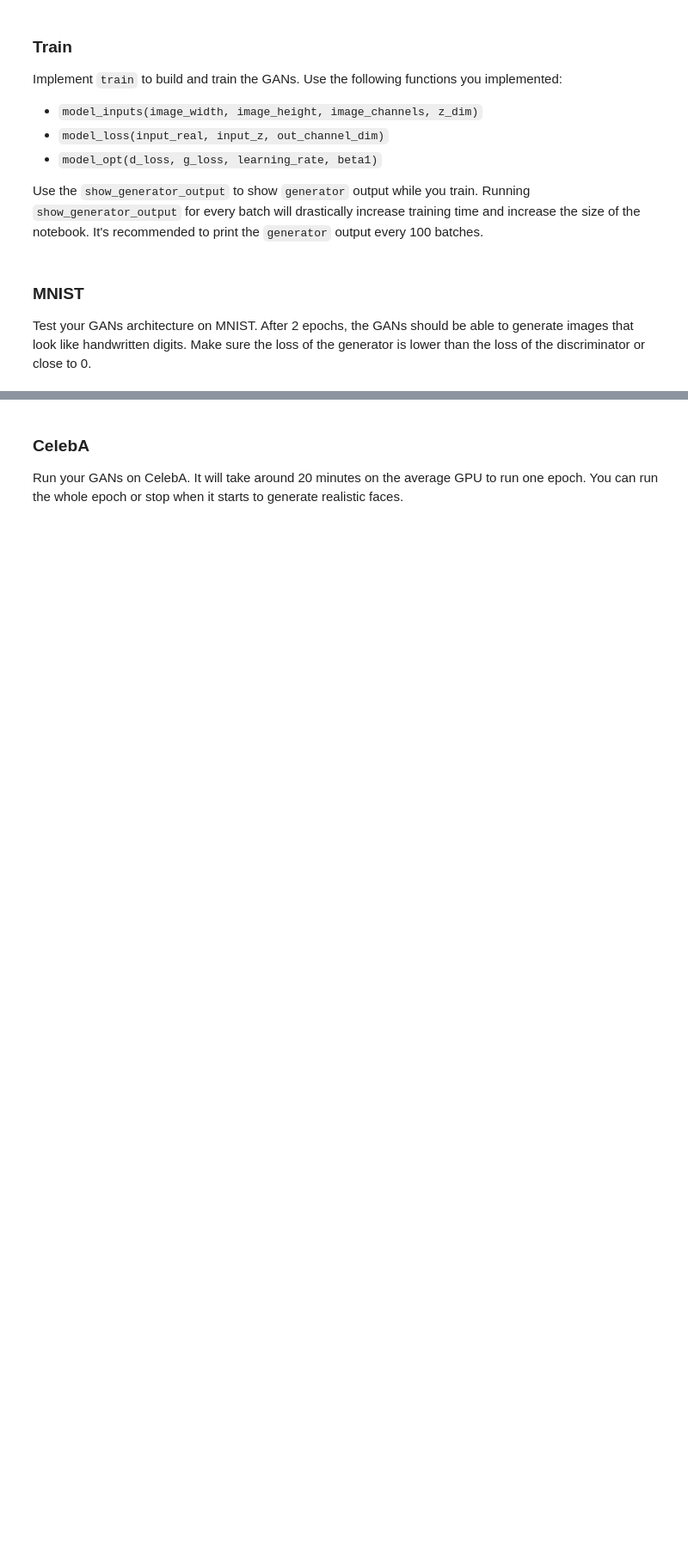
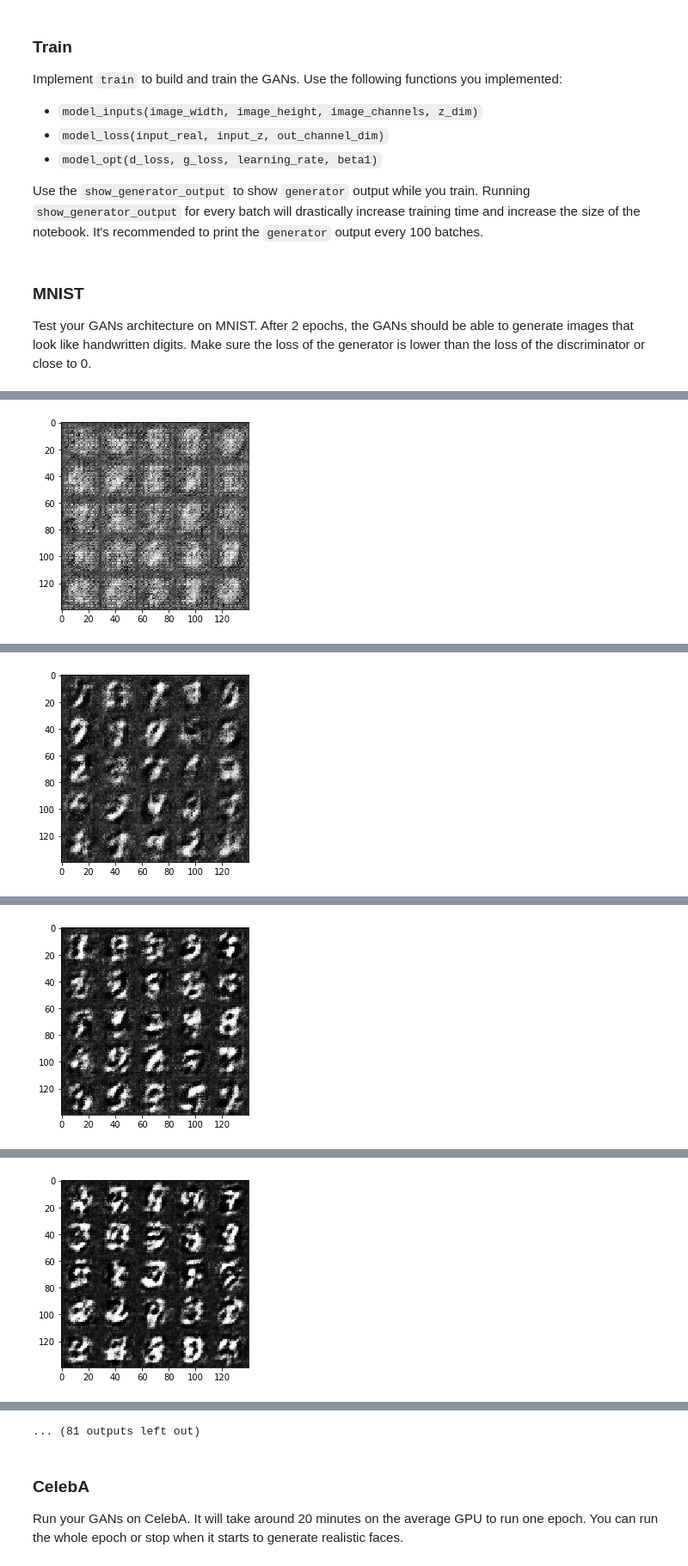
Before and after one commit to tevisgehr/Udacity-Deep-Learning, a Jupyter notebook: face_generation/dlnd_face_generation-Copy1.ipynb, the cells around one changed output, grey strips where cells are left out. Shown at 86% size. Cells and saved outputs as stored; diff of their text form; code cells hidden in the pictures; blank space fills up the shorter version.

```diff
--- a/face_generation/dlnd_face_generation-Copy1.ipynb
+++ b/face_generation/dlnd_face_generation-Copy1.ipynb
@@ -395,16 +370,15 @@ def model_opt(d_loss, g_loss, learning_rate, beta1):
     :param beta1: The exponential decay rate for the 1st moment in the optimizer
     :return: A tuple of (discriminator training operation, generator training operation)
     """
-    # Optimizers
-    learning_rate = 0.002
 
     # Get the trainable_variables, split into G and D parts
     t_vars = tf.trainable_variables()
     g_vars = [var for var in t_vars if var.name.startswith('generator')]
     d_vars = [var for var in t_vars if var.name.startswith('discriminator')]
 
-    d_train_opt = tf.train.AdamOptimizer(learning_rate).minimize(d_loss, var_list=d_vars)
-    g_train_opt = tf.train.AdamOptimizer(learning_rate).minimize(g_loss, var_list=g_vars)
+    with tf.control_dependencies(tf.get_collection(tf.GraphKeys.UPDATE_OPS)):
+        d_train_opt = tf.train.AdamOptimizer(learning_rate, beta1=beta1).minimize(d_loss, var_list=d_vars)
+        g_train_opt = tf.train.AdamOptimizer(learning_rate, beta1=beta1).minimize(g_loss, var_list=g_vars)
 
     return d_train_opt, g_train_opt
 
@@ -452,7 +428,7 @@ Implement `train` to build and train the GANs.  Use the following functions you
 
 Use the `show_generator_output` to show `generator` output while you train. Running `show_generator_output` for every batch will drastically increase training time and increase the size of the notebook.  It's recommended to print the `generator` output every 100 batches.
 # %%
-def train(epoch_count, batch_size, z_dim, learning_rate, beta1, get_batches, data_shape, data_image_mode):
+def train(epoch_count, batch_size, z_dim, learning_rate_scalar, beta1, get_batches, data_shape, data_image_mode):
     """
     Train the GAN
     :param epoch_count: Number of epochs
@@ -498,8 +474,8 @@ def train(epoch_count, batch_size, z_dim, learning_rate, beta1, get_batches, dat
                 batch_z = np.random.uniform(-1, 1, size=(batch_size,z_dim))
 
                 #Step 2. Run Optimizers
-                _ = sess.run(d_opt, feed_dict={input_real:batch_images, input_z: batch_z})
-                _ = sess.run(g_opt, feed_dict={input_z:batch_z, input_real: batch_images})
+                _ = sess.run(d_opt, feed_dict={input_real:batch_images, input_z: batch_z, learning_rate: learning_rate_scalar})
+                _ = sess.run(g_opt, feed_dict={input_z:batch_z, input_real: batch_images, learning_rate: learning_rate_scalar})
 
                 if steps % print_every == 0:
                     # At the end of each epoch, get the losses and print them out
@@ -527,10 +503,10 @@ def train(epoch_count, batch_size, z_dim, learning_rate, beta1, get_batches, dat
 ### MNIST
 Test your GANs architecture on MNIST.  After 2 epochs, the GANs should be able to generate images that look like handwritten digits.  Make sure the loss of the generator is lower than the loss of the discriminator or close to 0.
 # %%
-batch_size = 128
-z_dim = 10
-learning_rate = 0.002
-beta1 = 1
+batch_size = 32
+z_dim = 100
+learning_rate = 0.0002
+beta1 = 0.3
 
 
 """
@@ -542,3 +518,4 @@ mnist_dataset = helper.Dataset('mnist', glob(os.path.join(data_dir, 'mnist/*.jpg
 with tf.Graph().as_default():
     train(epochs, batch_size, z_dim, learning_rate, beta1, mnist_dataset.get_batches,
           mnist_dataset.shape, mnist_dataset.image_mode)
+# %% [output]
@@ -544,0 +527 @@ with tf.Graph().as_default():
+[figure, added]
@@ -544,0 +533 @@ with tf.Graph().as_default():
+[figure, added]
@@ -544,0 +539 @@ with tf.Graph().as_default():
+[figure, added]
@@ -544,0 +545 @@ with tf.Graph().as_default():
+[figure, added]
@@ -545,3 +558,4 @@ with tf.Graph().as_default():
+... (81 outputs left out)
 # %% [markdown]
 ### CelebA
 Run your GANs on CelebA.  It will take around 20 minutes on the average GPU to run one epoch.  You can run the whole epoch or stop when it starts to generate realistic faces.
```
Also changed, not shown: parts of 10 cells of this notebook.
